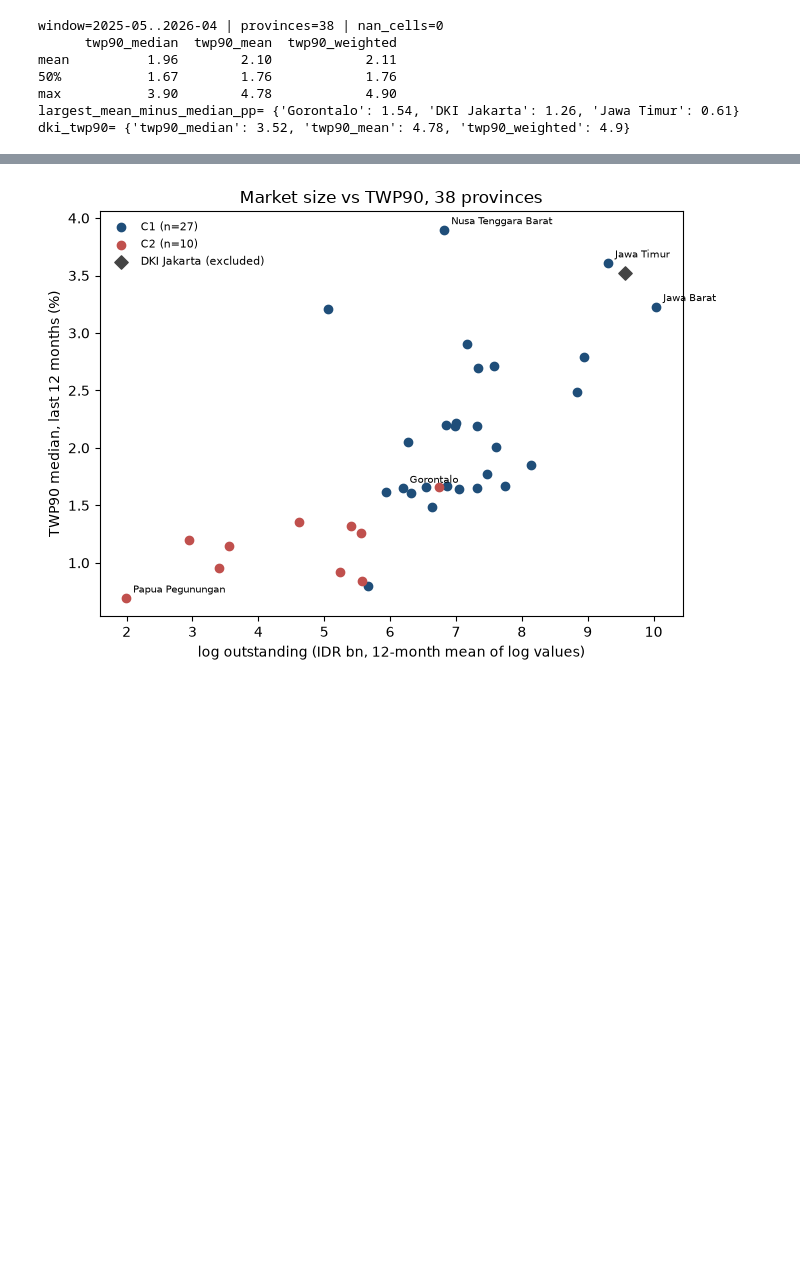
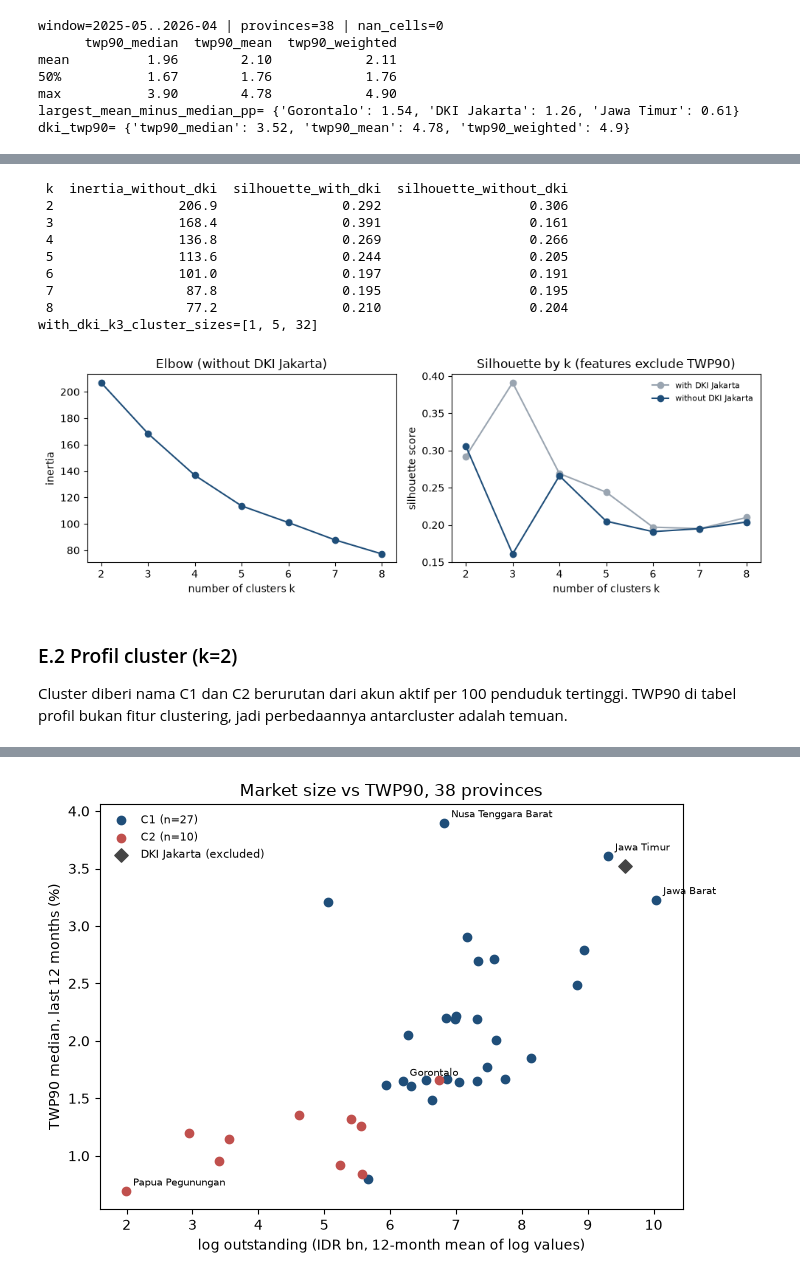
Before and after one commit to ababilkhoerulimam/pindar-risk-atlas, a Jupyter notebook: notebooks/pindar_risk_atlas.ipynb, the cells around one changed output, grey strips where cells are left out. Saved outputs shown, nothing was run; the diff lists cells and outputs as text; code cells hidden in the pictures; blank space fills up the shorter version.

Commit message:
refactor: split advanced analysis into appendix_lanjutan notebook and streamline main notebook

```diff
--- a/notebooks/pindar_risk_atlas.ipynb
+++ b/notebooks/pindar_risk_atlas.ipynb
@@ -2640,0 +2290,12 @@ Bagian ini menulis ulang kesimpulan dengan batas yang ditopang data. Angka meruj
+# %%
+# Cell 24 - Between-province association with TWP90 (Spearman, 38 provinces)
+from scipy import stats
+
+ASSOC = CLUSTER_FEATS + ["log_outstanding_miliar"]
+assoc_rows = []
+for f in ASSOC:
+    res = stats.spearmanr(snap[f], snap["twp90_median"])
+    assoc_rows.append({"feature": f, "spearman_rho": res.statistic, "p_value": res.pvalue})
+assoc = pd.DataFrame(assoc_rows).set_index("feature")
+assoc = assoc.reindex(assoc["spearman_rho"].abs().sort_values(ascending=False).index)
+print(assoc.round(3).to_string())
@@ -2640,0 +2332,58 @@ Bagian ini menulis ulang kesimpulan dengan batas yang ditopang data. Angka meruj
+# %%
+# Cell 25 - Choose k: elbow (inertia) and silhouette, with and without DKI Jakarta
+from sklearn.cluster import KMeans
+from sklearn.metrics import silhouette_score
+from sklearn.preprocessing import StandardScaler
+import matplotlib.pyplot as plt
+
+snap_ex = snap.drop(index="DKI Jakarta")
+
+
+def scaled(frame):
+    return StandardScaler().fit_transform(frame[CLUSTER_FEATS])
+
+
+def fit_kmeans(X, k):
+    return KMeans(k, n_init=20, random_state=SEED).fit(X)
+
+
+KS = range(2, 9)
+X_all = scaled(snap)
+X_ex = scaled(snap_ex)
+fits_ex = {k: fit_kmeans(X_ex, k) for k in KS}
+choose_k = pd.DataFrame({
+    "k": list(KS),
+    "inertia_without_dki": [round(fits_ex[k].inertia_, 1) for k in KS],
+    "silhouette_with_dki": [round(float(silhouette_score(X_all, fit_kmeans(X_all, k).labels_)), 3) for k in KS],
+    "silhouette_without_dki": [round(float(silhouette_score(X_ex, fits_ex[k].labels_)), 3) for k in KS],
+})
+print(choose_k.to_string(index=False))
+print(f"with_dki_k3_cluster_sizes={sorted(np.bincount(fit_kmeans(X_all, 3).labels_).tolist())}")
+
+fig, (ax1, ax2) = plt.subplots(1, 2, figsize=(10, 3.5))
+ax1.plot(choose_k["k"], choose_k["inertia_without_dki"], "o-", color="#1f4e79")
+ax1.set_xlabel("number of clusters k")
+ax1.set_ylabel("inertia")
+ax1.set_title("Elbow (without DKI Jakarta)")
+ax2.plot(choose_k["k"], choose_k["silhouette_with_dki"], "o-", color="#9aa5b1", label="with DKI Jakarta")
+ax2.plot(choose_k["k"], choose_k["silhouette_without_dki"], "o-", color="#1f4e79", label="without DKI Jakarta")
+ax2.set_xlabel("number of clusters k")
+ax2.set_ylabel("silhouette score")
+ax2.set_title("Silhouette by k (features exclude TWP90)")
+ax2.legend(frameon=False, fontsize=8)
+plt.tight_layout()
+plt.show()
+# %% [output]
+ k  inertia_without_dki  silhouette_with_dki  silhouette_without_dki
+ 2                206.9                0.292                   0.306
+ 3                168.4                0.391                   0.161
+ 4                136.8                0.269                   0.266
+ 5                113.6                0.244                   0.205
+ 6                101.0                0.197                   0.191
+ 7                 87.8                0.195                   0.195
+ 8                 77.2                0.210                   0.204
+with_dki_k3_cluster_sizes=[1, 5, 32]
+[figure, added]
+# %% [markdown]
+### E.2 Profil cluster (k=2)
+Cluster diberi nama C1 dan C2 berurutan dari akun aktif per 100 penduduk tertinggi. TWP90 di tabel profil bukan fitur clustering, jadi perbedaannya antarcluster adalah temuan.
```
Also changed, not shown: parts of 87 cells of this notebook, 3 other files.
